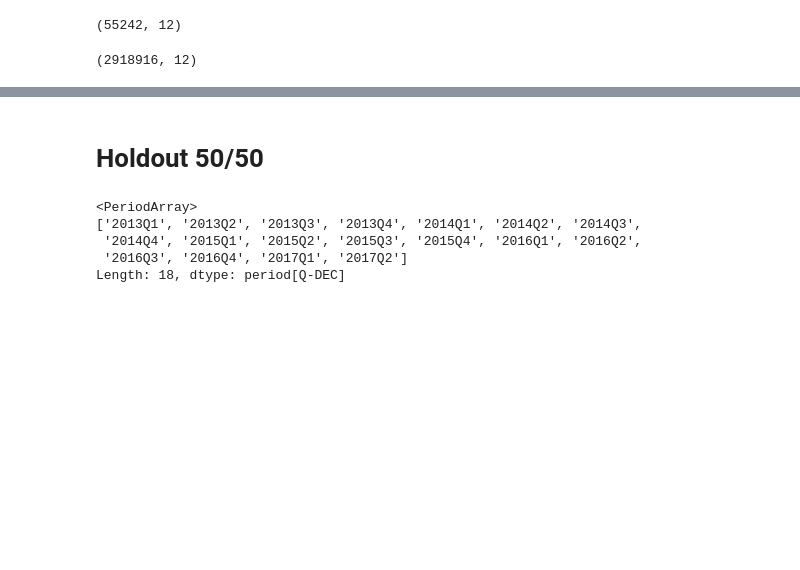
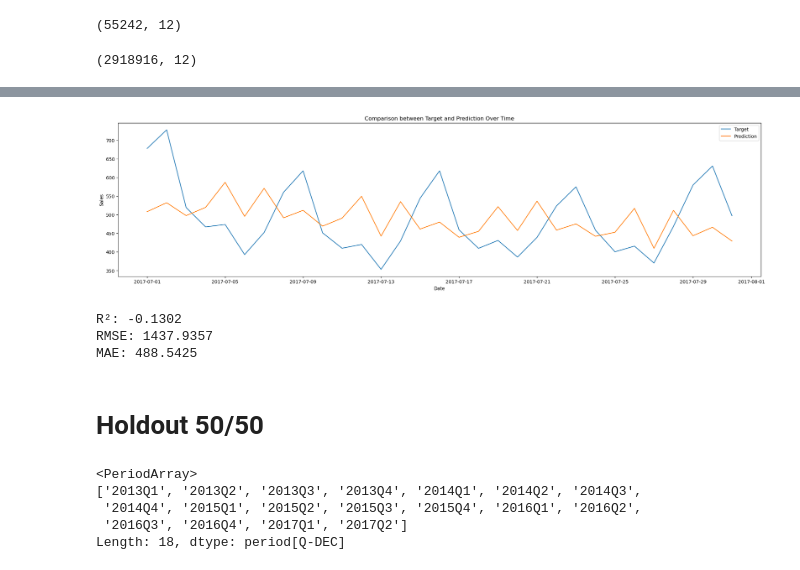
Before and after one commit to bentofh/Store-Sales, a Jupyter notebook: Store Sales Valição de TS.ipynb, the cells around one changed output, grey strips where cells are left out. Cells and saved outputs as stored; diff of their text form; code cells hidden in the pictures; blank space fills up the shorter version.

```diff
--- a/Store Sales Valição de TS.ipynb
+++ b/Store Sales Valição de TS.ipynb
@@ -120,0 +136,4 @@ valor_teste_prd = correlation
+# %%
+df_predicao = pd.Series(modelo.predict(X_test), index=X_test.index, name='pd_sales')
+df_predicao = pd.concat((X_test, df_predicao), axis=1)
+df_predicao.head()
@@ -120,0 +147,2 @@ valor_teste_prd = correlation
+# %%
+df_concat = pd.merge(df_teste, df_predicao, left_index=True, right_index=True)
@@ -121,3 +158,30 @@ valor_teste_prd = correlation
+# %%
+plt.figure(figsize=(25, 6))
+sns.lineplot(data=df_concat, x='date', y='tg_sales', label='Target', ci=None)
+sns.lineplot(data=df_concat, x='date', y='pd_sales', label='Prediction', ci=None)
+plt.title('Comparison between Target and Prediction Over Time')
+plt.xlabel('Date')
+plt.ylabel('Sales')
+plt.legend()
+plt.show()
+# %% [output]
+[figure, added]
+# %%
+from sklearn.metrics import r2_score, mean_squared_error, mean_absolute_error
+
+# Cálculo das métricas
+r2 = r2_score(y_test, ranked_predictions)
+rmse = mean_squared_error(y_test, ranked_predictions, squared=False)
+mae = mean_absolute_error(y_test, ranked_predictions)
+
+# Impressão dos resultados
+print(f"R²: {r2:.4f}")
+print(f"RMSE: {rmse:.4f}")
+print(f"MAE: {mae:.4f}")
+# %% [output]
+R²: -0.1302
+RMSE: 1437.9357
+MAE: 488.5425
 # %%
 # Anwar
 # modelo.predict(X_test)
```
Also changed, not shown: parts of 14 cells of this notebook, 4 other files.
